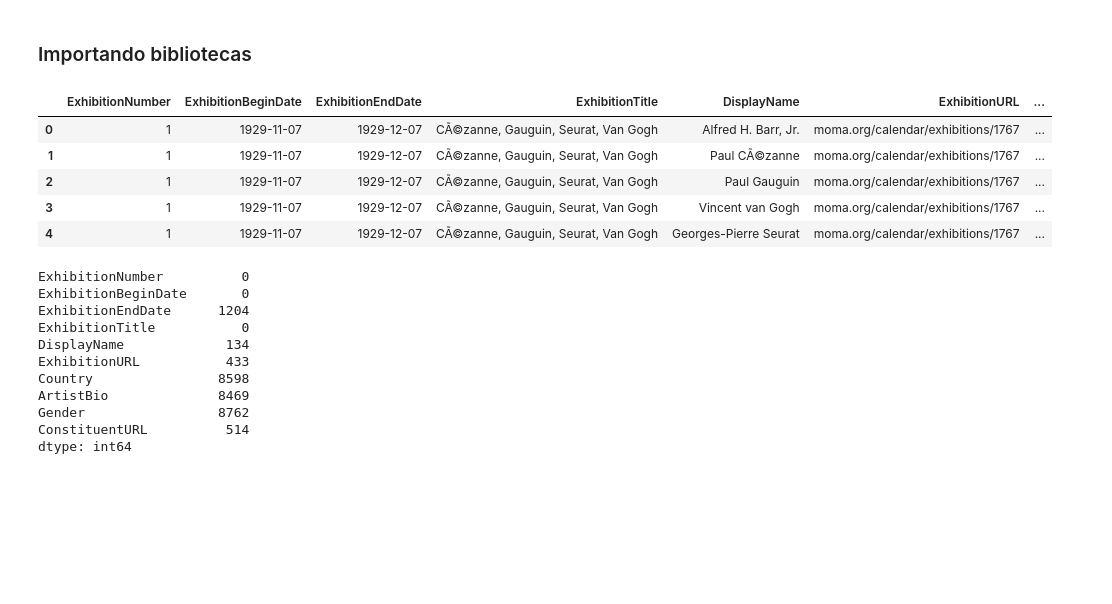
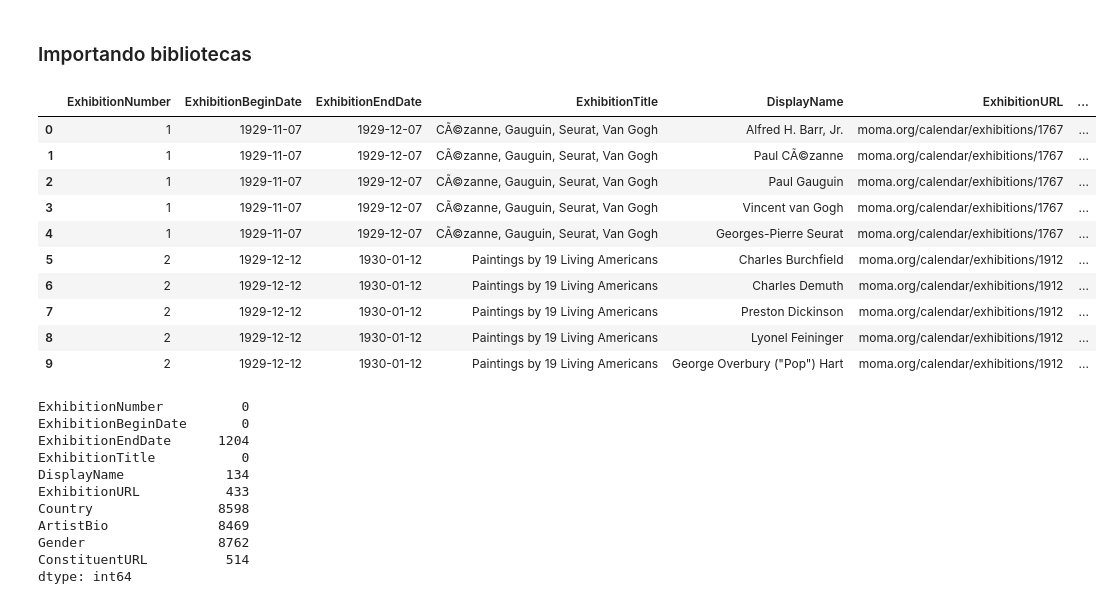
Before and after one commit to PaulaNuno/ironhack-final-project, a Jupyter notebook: dates_exploring_dataset.ipynb, the cells around one changed output. Drawn from its saved outputs; the diff is of its cells as text; code cells hidden in the pictures; blank space fills up the shorter version.

```diff
--- a/dates_exploring_dataset.ipynb
+++ b/dates_exploring_dataset.ipynb
@@ -18,14 +23,19 @@ import seaborn as sns
 df_1 = pd.read_csv('output/df_1.csv', encoding='latin-1')
 pd.options.display.max_columns = 0
 # %%
-df_1.head(5)
+df_1.head(10)
 # %% [output]
 |  | ExhibitionNumber | ExhibitionBeginDate | ExhibitionEndDate | ExhibitionTitle | DisplayName | ExhibitionURL | ... |
 | 0 | 1 | 1929-11-07 | 1929-12-07 | CÃ©zanne, Gauguin, Seurat, Van Gogh | Alfred H. Barr, Jr. | moma.org/calendar/exhibitions/1767 | ... |
 | 1 | 1 | 1929-11-07 | 1929-12-07 | CÃ©zanne, Gauguin, Seurat, Van Gogh | Paul CÃ©zanne | moma.org/calendar/exhibitions/1767 | ... |
 | 2 | 1 | 1929-11-07 | 1929-12-07 | CÃ©zanne, Gauguin, Seurat, Van Gogh | Paul Gauguin | moma.org/calendar/exhibitions/1767 | ... |
 | 3 | 1 | 1929-11-07 | 1929-12-07 | CÃ©zanne, Gauguin, Seurat, Van Gogh | Vincent van Gogh | moma.org/calendar/exhibitions/1767 | ... |
 | 4 | 1 | 1929-11-07 | 1929-12-07 | CÃ©zanne, Gauguin, Seurat, Van Gogh | Georges-Pierre Seurat | moma.org/calendar/exhibitions/1767 | ... |
+| 5 | 2 | 1929-12-12 | 1930-01-12 | Paintings by 19 Living Americans | Charles Burchfield | moma.org/calendar/exhibitions/1912 | ... |
+| 6 | 2 | 1929-12-12 | 1930-01-12 | Paintings by 19 Living Americans | Charles Demuth | moma.org/calendar/exhibitions/1912 | ... |
+| 7 | 2 | 1929-12-12 | 1930-01-12 | Paintings by 19 Living Americans | Preston Dickinson | moma.org/calendar/exhibitions/1912 | ... |
+| 8 | 2 | 1929-12-12 | 1930-01-12 | Paintings by 19 Living Americans | Lyonel Feininger | moma.org/calendar/exhibitions/1912 | ... |
+| 9 | 2 | 1929-12-12 | 1930-01-12 | Paintings by 19 Living Americans | George Overbury ("Pop") Hart | moma.org/calendar/exhibitions/1912 | ... |
 # %%
 df_1.isna().sum()
 # %% [output]
```
Also changed, not shown: parts of 14 cells of this notebook, 10 other files.
